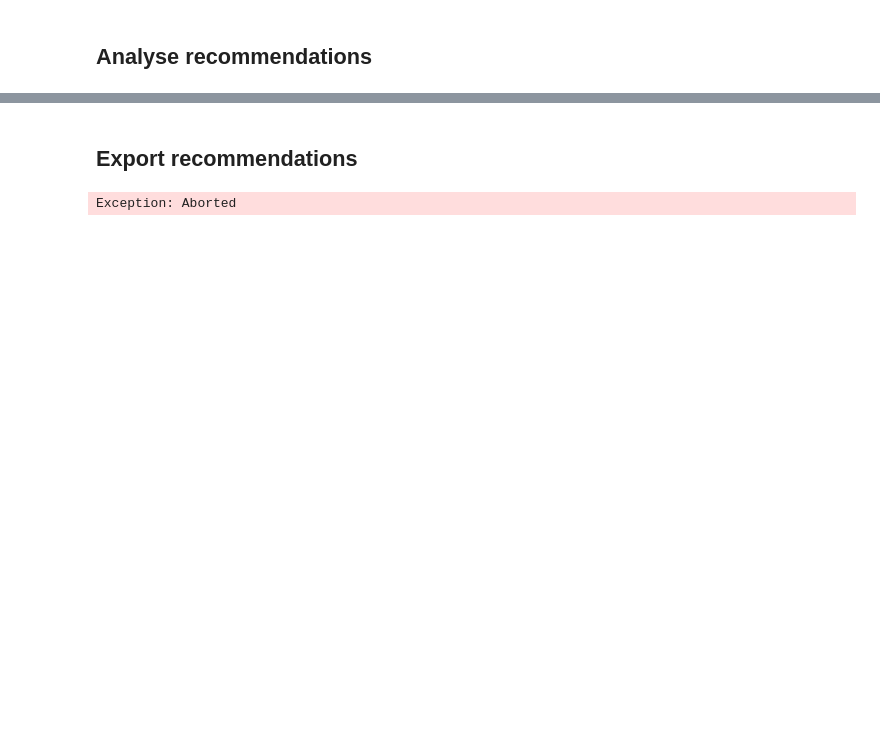
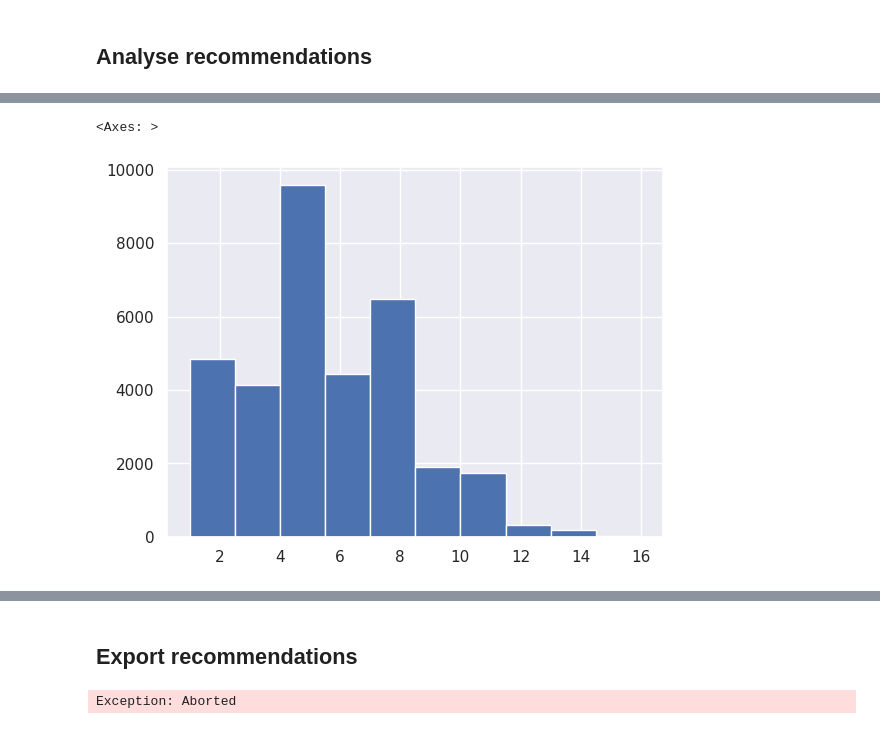
Before and after one commit to tomaz-suller/recsys, a Jupyter notebook: 9-tomaz-suller-submission.ipynb, the cells around one changed output, grey strips where cells are left out. Saved outputs shown, nothing was run; the diff lists cells and outputs as text; code cells hidden in the pictures; blank space fills up the shorter version.

```diff
--- a/9-tomaz-suller-submission.ipynb
+++ b/9-tomaz-suller-submission.ipynb
@@ -882,0 +883,3 @@ recommendations_train_df
+# %%
+recommendation_frequencies = recommendations_train_df[["user", "value"]].value_counts().reset_index(name="frequency")
+recommendation_frequencies
@@ -883 +900,6 @@ recommendations_train_df
+# %%
+recommendation_frequencies[recommendation_frequencies["frequency"] == len(models)].value_counts("user").hist()
+# %% [output]
+<Axes: >
+[figure, added]
 # %%
```
Also changed, not shown: parts of 66 cells of this notebook.
